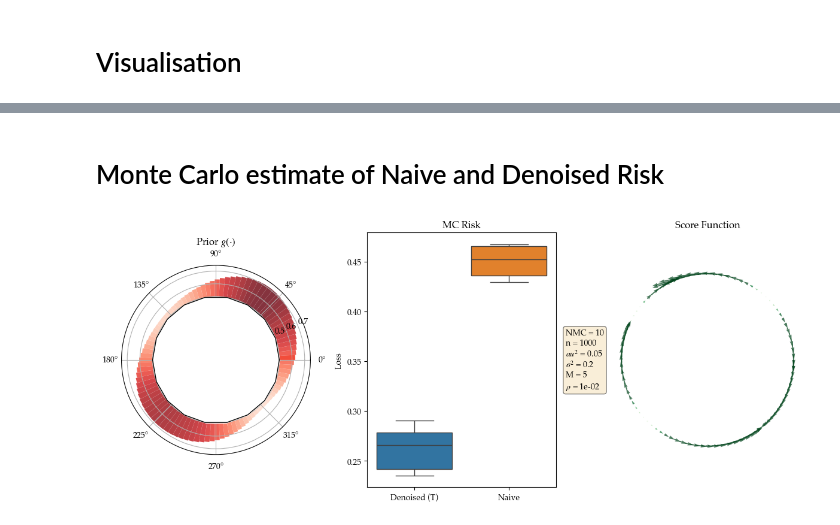
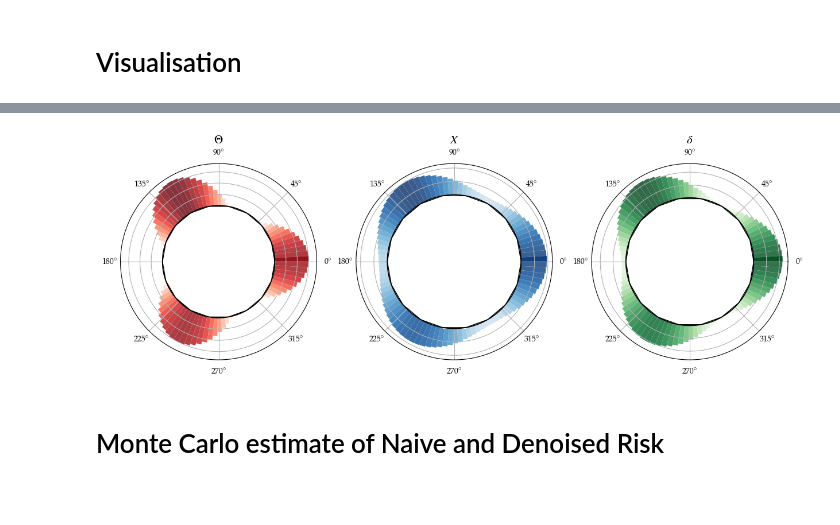
Before and after one commit to aqjaffe/RiemannianEB, a Jupyter notebook: src/notebooks/S1.ipynb, the cells around one changed output, grey strips where cells are left out. Cells and saved outputs as stored; diff of their text form; code cells hidden in the pictures; blank space fills up the shorter version.

```diff
--- a/src/notebooks/S1.ipynb
+++ b/src/notebooks/S1.ipynb
@@ -77,2 +49,13 @@ plt.show()
+# %%
+fig, axs = plt.subplots(1,3, figsize = (15,5), subplot_kw={'polar':True})
+nbins = 50
+S1_smooth_histogram(Theta, M, axs[0], 'Reds')
+S1_smooth_histogram(X, M, axs[1], 'Blues')
+S1_smooth_histogram(delta, M, axs[2], 'Greens')
+for ax,title in zip(axs, ['$\Theta$', '$X$', '$\delta$']):
+    ax.set_title(title, fontsize = 15)
+plt.show()
+# %% [output]
+[figure, added]
 # %% [markdown]
 # Monte Carlo estimate of Naive and Denoised Risk
@@ -94,47 +61,0 @@ for imc in tqdm(range(NMC), total = NMC, desc = 'MC runs'):
-# %%
-# ----- visualization -------------------------------------------------------------------------------------------------------
-import seaborn as sns
-data_to_plot = pd.DataFrame({
-    'Denoised (T)': (loss_T_all**.5).flatten(),
-    'Naive': (loss_N_all**.5).flatten()}
-    )
-fig = plt.figure(figsize=(12, 5))
-# Left plot: Prior ------------------------------------------------------------------------------------------------------
-ax1 = fig.add_subplot(1, 3, 1, polar=True)
-ax1.bar(grid_I, f_scale*hat_f_pos, width=2*np.pi/res, bottom=bottom, color=plt.colormaps['Reds'](norm_hat_f), alpha=0.8, align='edge')
-ax1.set_title('Prior $g(\cdot )$')
-ax1.plot(angs_fill, bottom_fill*np.ones_like(angs_fill), color='black', linewidth=1., zorder=5)
-ax1.fill_between(angs_fill, np.zeros_like(angs_fill), bottom_fill, color='white', zorder=4)
-# Central plot: Boxplot ------------------------------------------------------------------------------------------------------
-ax2 = fig.add_subplot(1, 3, 2)
-sns.boxplot(data=data_to_plot, ax=ax2)
-ax2.set_ylabel('Loss')
-ax2.set_title('MC Risk')
-# Add text box with parameters ----------------------------------------------------------------------------------------------
-textstr = '\n'.join((
-    f'NMC = {NMC}',
-    f'n = {n_samples}',
-    f'$\tau^2$ = {tau2}',
-    f'$\sigma^2$ = {sigma2}',
-    f'M = {M}',
-    f'$\\rho$ = {rho:.0e}'))
-props = dict(boxstyle='round', facecolor='wheat', alpha=0.5)
-ax2.text(1.05, 0.5, textstr, transform=ax2.transAxes, fontsize=10,
-         verticalalignment='center', bbox=props)
-# Right plot: Quiver  ------------------------------------------------------------------------------------------------------
-ax3 = fig.add_subplot(1, 3, 3)
-X = circle.random_riemannian_normal(Theta, 1./sigma2, 1000)
-grid, hat_f, hat_grad_f = density_estimate('S1', X, M,  grid)
-hat_score = hat_grad_f / np.maximum(hat_f, 1e-2)
-ax3.quiver( grid[:,0], grid[:,1], hat_score * grid[:,1], -hat_score * grid[:,0],
-             alpha=0.7,
-            color=plt.cm.Greens(np.abs(hat_score )),
-            # width=0.005, headwidth=15, headlength=4
-)
-ax3.set_title('Score Function')
-ax3.axis('equal')
-ax3.set_axis_off()
-plt.tight_layout()
-plt.show()
-# %% [output]
-[figure, removed]
```
Also changed, not shown: parts of 10 cells of this notebook, 46 other files.
